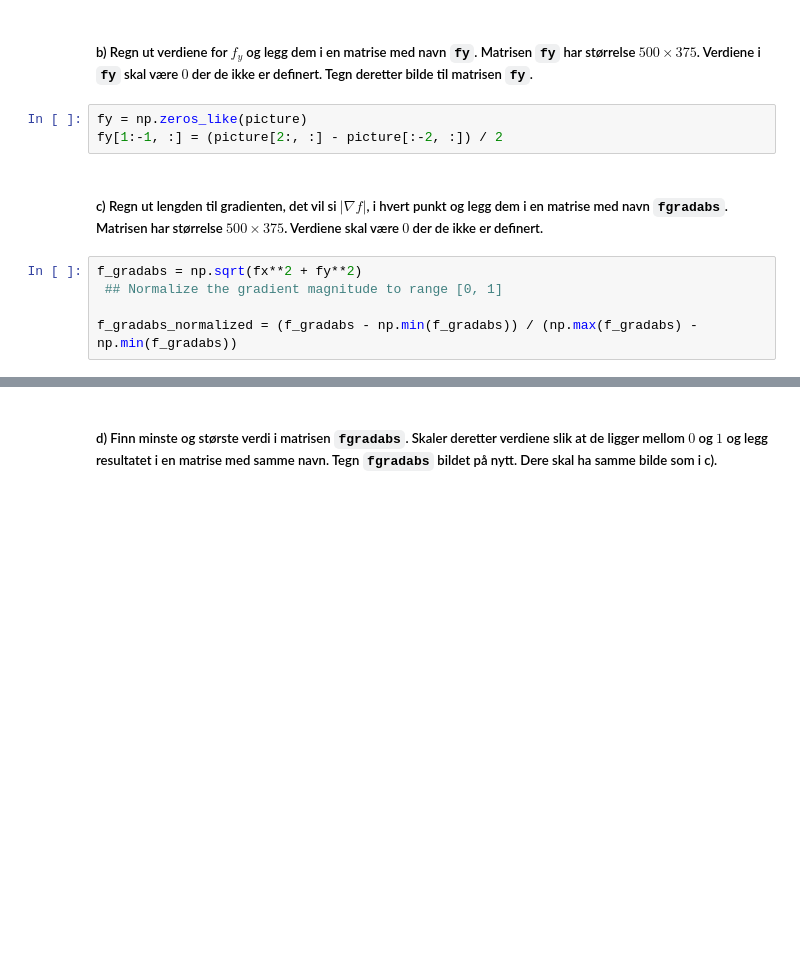
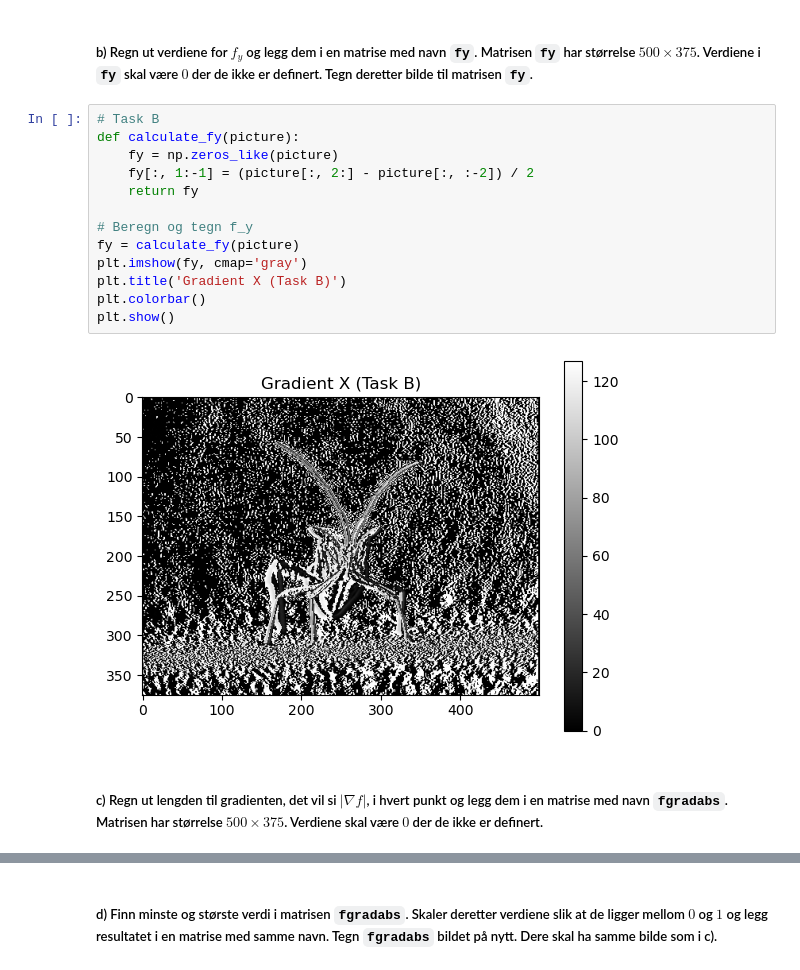
Before and after one commit to Fereshtaha/IMAA2024Prosjekt, a Jupyter notebook: D_data.ipynb, the cells around one changed output, grey strips where cells are left out. Cells and saved outputs as stored; diff of their text form; blank space fills up the shorter version.

```diff
--- a/D_data.ipynb
+++ b/D_data.ipynb
@@ -101,12 +108,19 @@ plt.show()
 # %% [markdown]
 ##### b) Regn ut verdiene for $f_y$ og legg dem i en matrise med navn `fy`. Matrisen `fy` har størrelse $500 \times 375$. Verdiene i `fy` skal være $0$ der de ikke er definert. Tegn deretter bilde til matrisen `fy`.
-# %%
-fy = np.zeros_like(picture)
-fy[1:-1, :] = (picture[2:, :] - picture[:-2, :]) / 2
+# %%
+# Task B
+def calculate_fy(picture):
+    fy = np.zeros_like(picture)
+    fy[:, 1:-1] = (picture[:, 2:] - picture[:, :-2]) / 2
+    return fy
+
+# Beregn og tegn f_y
+fy = calculate_fy(picture)
+plt.imshow(fy, cmap='gray')
+plt.title('Gradient X (Task B)')
+plt.colorbar()
+plt.show()
+# %% [output]
+[figure, added]
 # %% [markdown]
 ##### c) Regn ut lengden til gradienten, det vil si $|\nabla f|$, i hvert punkt og legg dem i en matrise med navn `fgradabs`. Matrisen har størrelse $500\times 375$. Verdiene skal være $0$ der de ikke er definert.
-# %%
-f_gradabs = np.sqrt(fx**2 + fy**2)
- ## Normalize the gradient magnitude to range [0, 1]
-
-f_gradabs_normalized = (f_gradabs - np.min(f_gradabs)) / (np.max(f_gradabs) - np.min(f_gradabs))
```
Also changed, not shown: parts of 14 cells of this notebook.
